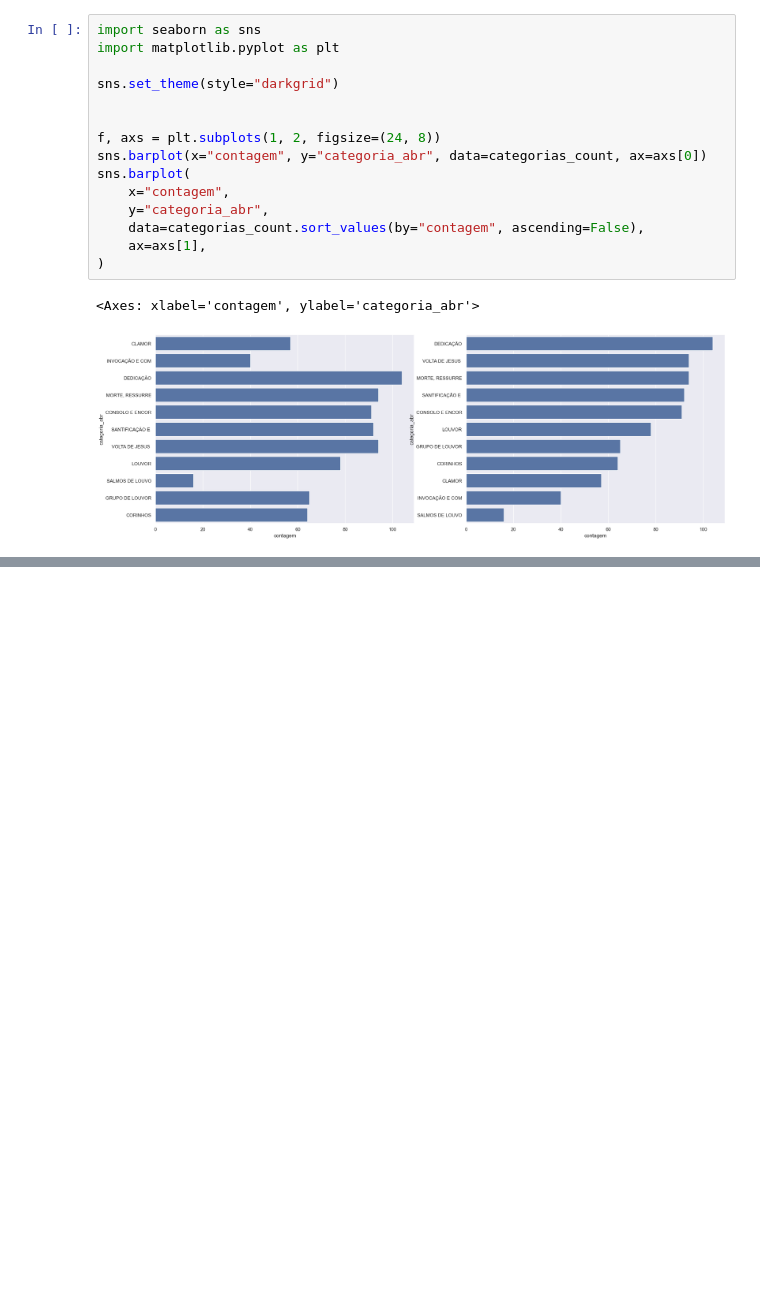
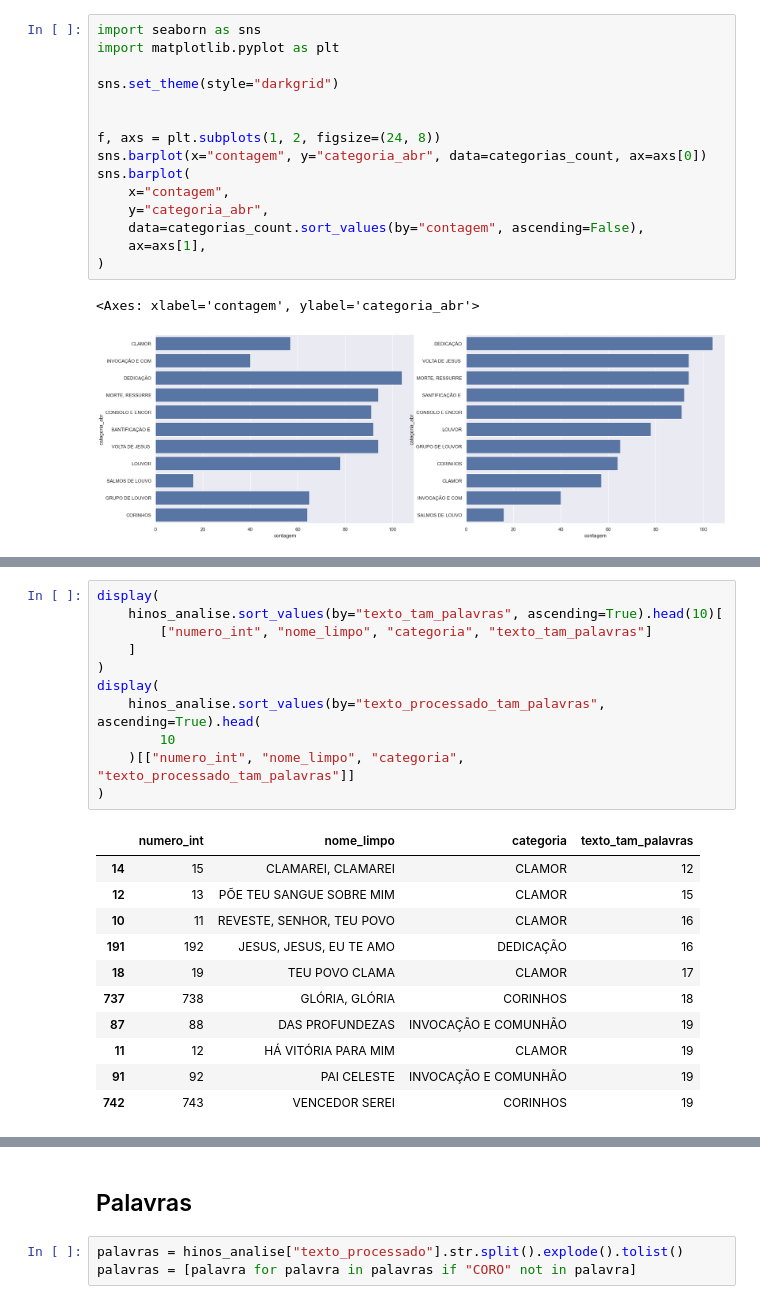
Before and after one commit to evaristocosta/hinos_db, a Jupyter notebook: eda1.ipynb, the cells around one changed output, grey strips where cells are left out. Drawn from its saved outputs; the diff is of its cells as text; blank space fills up the shorter version.

```diff
--- a/eda1.ipynb
+++ b/eda1.ipynb
@@ -194,0 +270,23 @@ hinos_analise.sort_values("texto_processado_tam_palavras", ascending=False)
+# %%
+display(
+    hinos_analise.sort_values(by="texto_tam_palavras", ascending=True).head(10)[
+        ["numero_int", "nome_limpo", "categoria", "texto_tam_palavras"]
+    ]
+)
+display(
+    hinos_analise.sort_values(by="texto_processado_tam_palavras", ascending=True).head(
+        10
+    )[["numero_int", "nome_limpo", "categoria", "texto_processado_tam_palavras"]]
+)
+# %% [output]
+|  | numero_int | nome_limpo | categoria | texto_tam_palavras |
+| 14 | 15 | CLAMAREI, CLAMAREI | CLAMOR | 12 |
+| 12 | 13 | PÕE TEU SANGUE SOBRE MIM | CLAMOR | 15 |
+| 10 | 11 | REVESTE, SENHOR, TEU POVO | CLAMOR | 16 |
+| 191 | 192 | JESUS, JESUS, EU TE AMO | DEDICAÇÃO | 16 |
+| 18 | 19 | TEU POVO CLAMA | CLAMOR | 17 |
+| 737 | 738 | GLÓRIA, GLÓRIA | CORINHOS | 18 |
+| 87 | 88 | DAS PROFUNDEZAS | INVOCAÇÃO E COMUNHÃO | 19 |
+| 11 | 12 | HÁ VITÓRIA PARA MIM | CLAMOR | 19 |
+| 91 | 92 | PAI CELESTE | INVOCAÇÃO E COMUNHÃO | 19 |
+| 742 | 743 | VENCEDOR SEREI | CORINHOS | 19 |
@@ -194,0 +304,5 @@ hinos_analise.sort_values("texto_processado_tam_palavras", ascending=False)
+# %% [markdown]
+## Palavras
+# %%
+palavras = hinos_analise["texto_processado"].str.split().explode().tolist()
+palavras = [palavra for palavra in palavras if "CORO" not in palavra]
```
Also changed, not shown: parts of 12 cells of this notebook, 5 other files.
